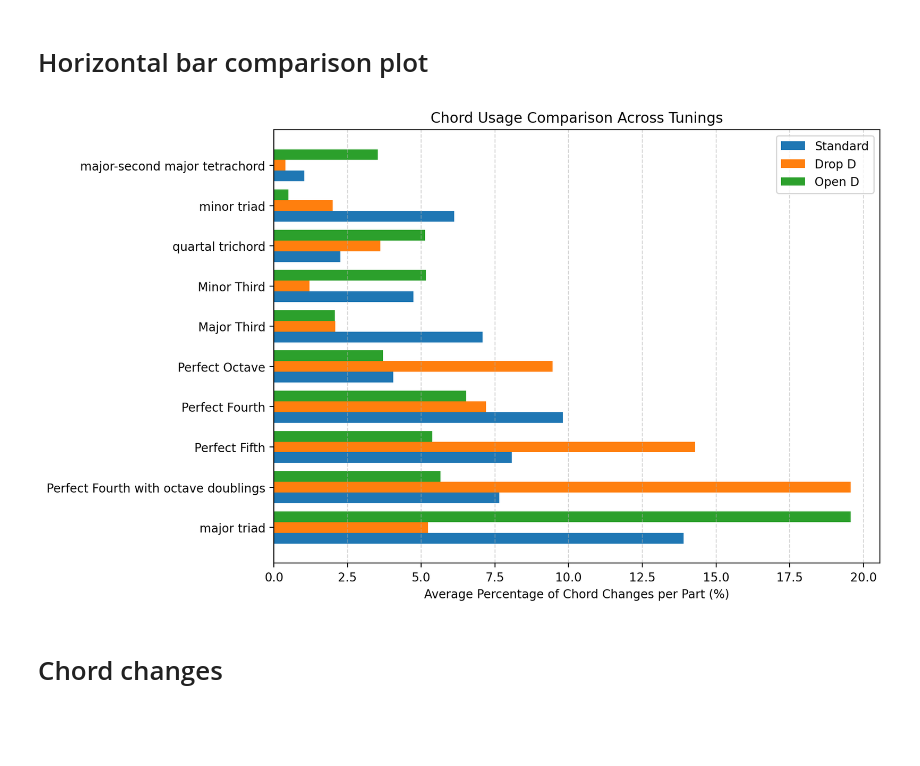
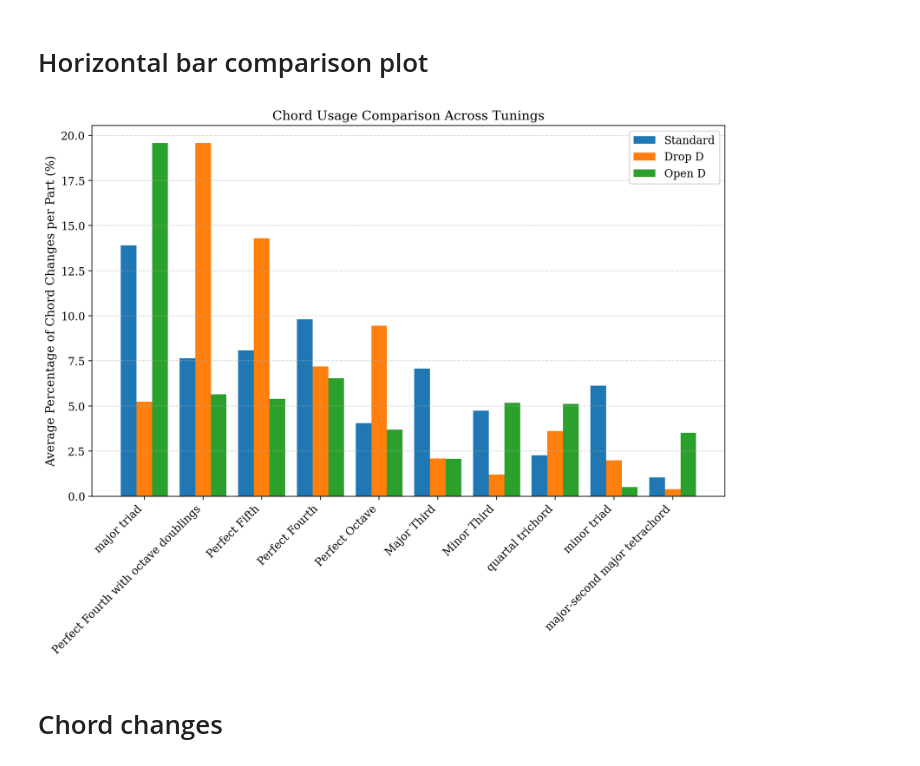
Before and after one commit to arhanv/ug-dataset, a Jupyter notebook: notebooks/chord-music21-analysis.ipynb, the cells around one changed output. Saved outputs shown, nothing was run; the diff lists cells and outputs as text; code cells hidden in the pictures; blank space fills up the shorter version.

Commit message:
update chord notebook and figures

```diff
--- a/notebooks/chord-music21-analysis.ipynb
+++ b/notebooks/chord-music21-analysis.ipynb
@@ -450,12 +453,12 @@ def plot_horizontal_bar_comparison(tuning_chord_dict, topn=5):
 # %%
 tuning_chord_dict = {
     "Standard": get_chord_changes(tuning_parts_dict["Standard"]),
     "Drop D": get_chord_changes(tuning_parts_dict["Drop D"]),
     "Open D": get_chord_changes(tuning_parts_dict["Open D"]),
     # "Drop C": get_chord_changes(tuning_parts_dict["Drop C"]),
 }
-plot_horizontal_bar_comparison(tuning_chord_dict, topn=10)
+plot_vertical_bar_comparison(tuning_chord_dict, topn=10)
 # %% [output]
-[figure, old version]
+[figure, new version]
 # %% [markdown]
 # Chord changes
```
Also changed, not shown: parts of 9 cells of this notebook, 8 other files.
